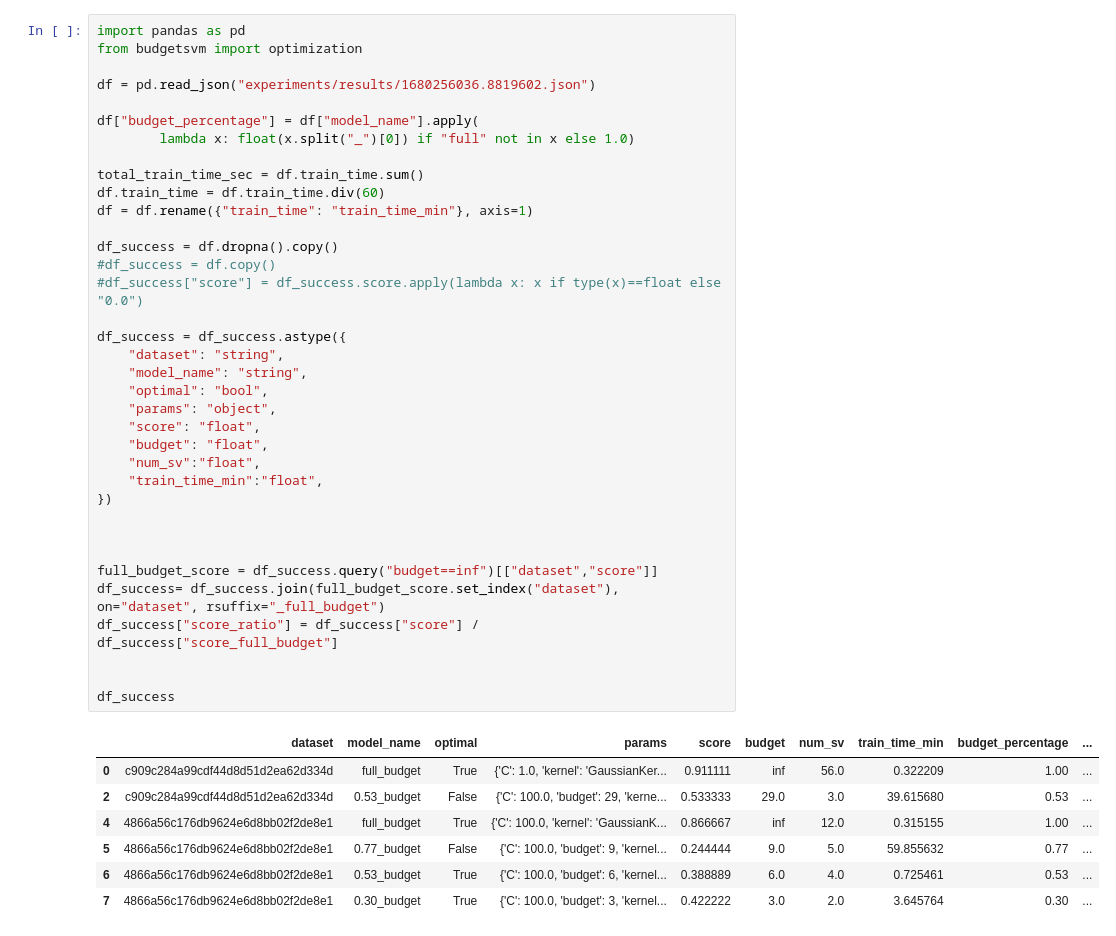
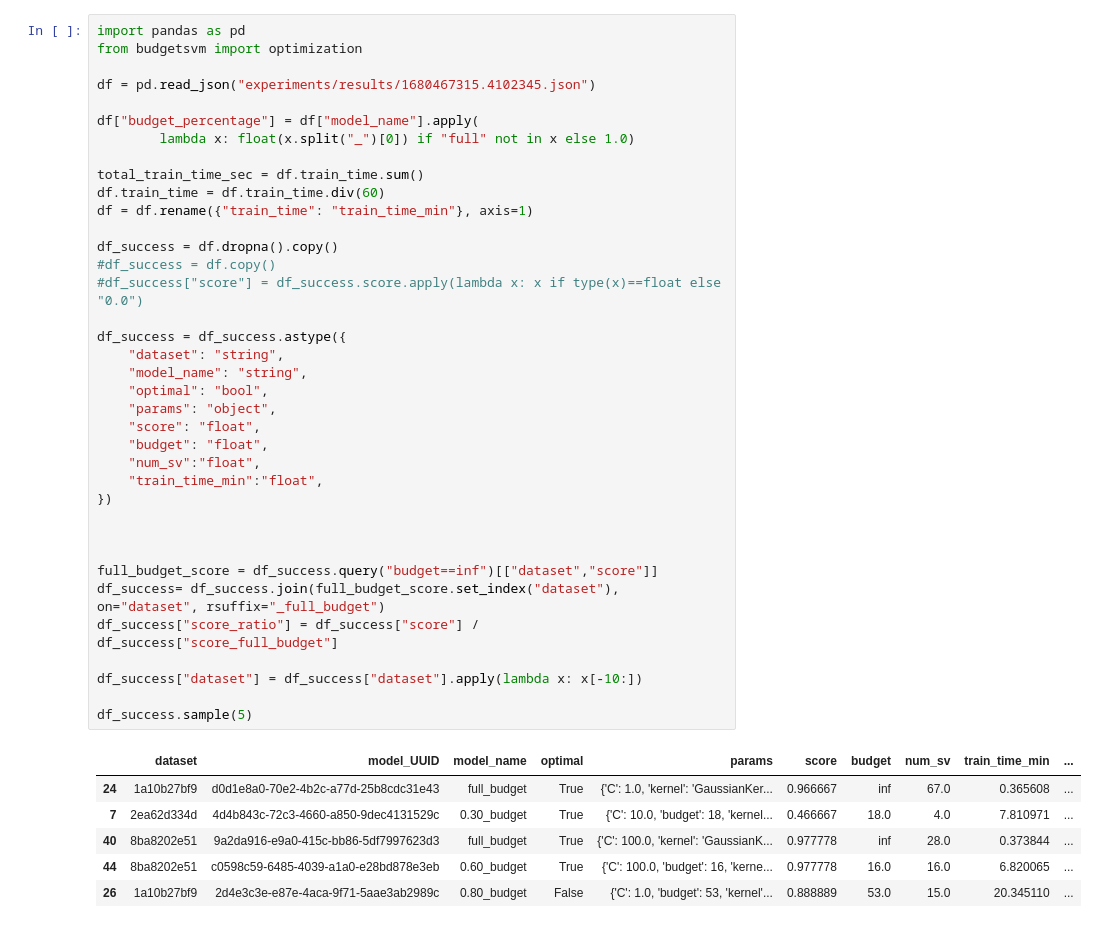
Before and after one commit to antoniobelotti/budget-svm, a Jupyter notebook: results.ipynb, the cells around one changed output. Saved outputs shown, nothing was run; the diff lists cells and outputs as text.

```diff
--- a/results.ipynb
+++ b/results.ipynb
@@ -50,46 +38,46 @@ def load_dataset(path):
 import pandas as pd
 from budgetsvm import optimization
 
-df = pd.read_json("experiments/results/1680256036.8819602.json")
+df = pd.read_json("experiments/results/1680467315.4102345.json")
 
 df["budget_percentage"] = df["model_name"].apply(
         lambda x: float(x.split("_")[0]) if "full" not in x else 1.0)
 
 total_train_time_sec = df.train_time.sum()
 df.train_time = df.train_time.div(60)
 df = df.rename({"train_time": "train_time_min"}, axis=1)
 
 df_success = df.dropna().copy()
 #df_success = df.copy()
 #df_success["score"] = df_success.score.apply(lambda x: x if type(x)==float else "0.0")
 
 df_success = df_success.astype({
     "dataset": "string",
     "model_name": "string",
     "optimal": "bool",
     "params": "object",
     "score": "float",
     "budget": "float",
     "num_sv":"float",
     "train_time_min":"float",
 })
 
 
 
 full_budget_score = df_success.query("budget==inf")[["dataset","score"]]
 df_success= df_success.join(full_budget_score.set_index("dataset"), on="dataset", rsuffix="_full_budget")
 df_success["score_ratio"] = df_success["score"] / df_success["score_full_budget"]
 
+df_success["dataset"] = df_success["dataset"].apply(lambda x: x[-10:])
 
-df_success
+df_success.sample(5)
 # %% [output]
-|  | dataset | model_name | optimal | params | score | budget | num_sv | train_time_min | budget_percentage | ... |
-| 0 | c909c284a99cdf44d8d51d2ea62d334d | full_budget | True | {'C': 1.0, 'kernel': 'GaussianKer... | 0.911111 | inf | 56.0 | 0.322209 | 1.00 | ... |
-| 2 | c909c284a99cdf44d8d51d2ea62d334d | 0.53_budget | False | {'C': 100.0, 'budget': 29, 'kerne... | 0.533333 | 29.0 | 3.0 | 39.615680 | 0.53 | ... |
-| 4 | 4866a56c176db9624e6d8bb02f2de8e1 | full_budget | True | {'C': 100.0, 'kernel': 'GaussianK... | 0.866667 | inf | 12.0 | 0.315155 | 1.00 | ... |
-| 5 | 4866a56c176db9624e6d8bb02f2de8e1 | 0.77_budget | False | {'C': 100.0, 'budget': 9, 'kernel... | 0.244444 | 9.0 | 5.0 | 59.855632 | 0.77 | ... |
-| 6 | 4866a56c176db9624e6d8bb02f2de8e1 | 0.53_budget | True | {'C': 100.0, 'budget': 6, 'kernel... | 0.388889 | 6.0 | 4.0 | 0.725461 | 0.53 | ... |
-| 7 | 4866a56c176db9624e6d8bb02f2de8e1 | 0.30_budget | True | {'C': 100.0, 'budget': 3, 'kernel... | 0.422222 | 3.0 | 2.0 | 3.645764 | 0.30 | ... |
+|  | dataset | model_UUID | model_name | optimal | params | score | budget | num_sv | train_time_min | ... |
+| 24 | 1a10b27bf9 | d0d1e8a0-70e2-4b2c-a77d-25b8cdc31e43 | full_budget | True | {'C': 1.0, 'kernel': 'GaussianKer... | 0.966667 | inf | 67.0 | 0.365608 | ... |
+| 7 | 2ea62d334d | 4d4b843c-72c3-4660-a850-9dec4131529c | 0.30_budget | True | {'C': 10.0, 'budget': 18, 'kernel... | 0.466667 | 18.0 | 4.0 | 7.810971 | ... |
+| 40 | 8ba8202e51 | 9a2da916-e9a0-415c-bb86-5df7997623d3 | full_budget | True | {'C': 100.0, 'kernel': 'GaussianK... | 0.977778 | inf | 28.0 | 0.373844 | ... |
+| 44 | 8ba8202e51 | c0598c59-6485-4039-a1a0-e28bd878e3eb | 0.60_budget | True | {'C': 100.0, 'budget': 16, 'kerne... | 0.977778 | 16.0 | 16.0 | 6.820065 | ... |
+| 26 | 1a10b27bf9 | 2d4e3c3e-e87e-4aca-9f71-5aae3ab2989c | 0.80_budget | False | {'C': 1.0, 'budget': 53, 'kernel'... | 0.888889 | 53.0 | 15.0 | 20.345110 | ... |
 # %%
 import datetime
 print(f"{datetime.timedelta(seconds=total_train_time_sec)} tot. training time")
```
Also changed, not shown: parts of 10 cells of this notebook, 51 other files.
